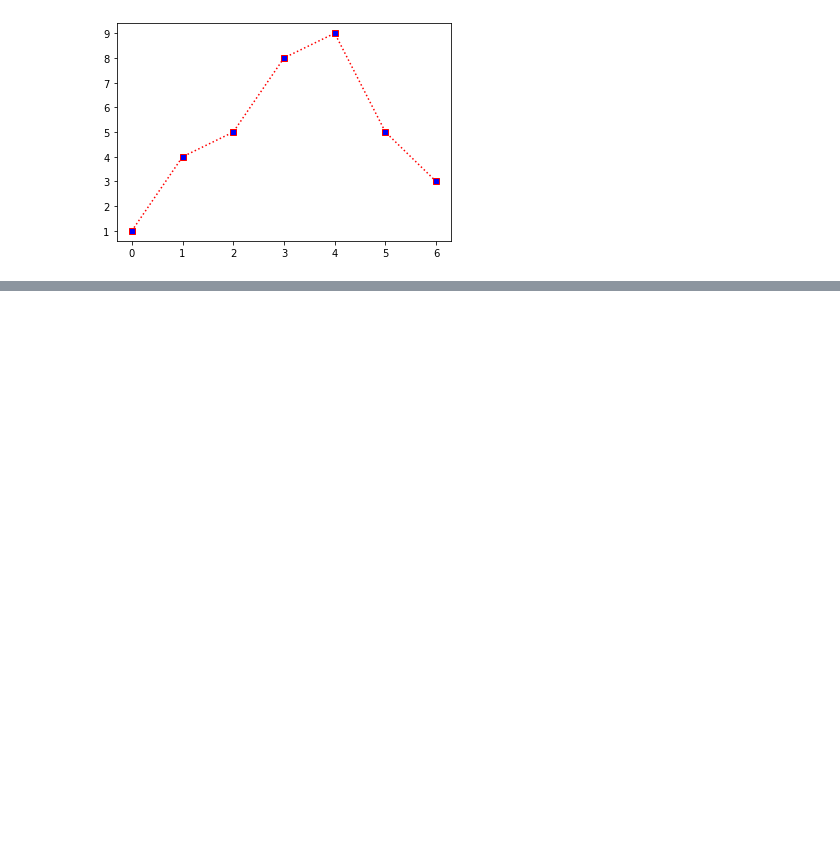
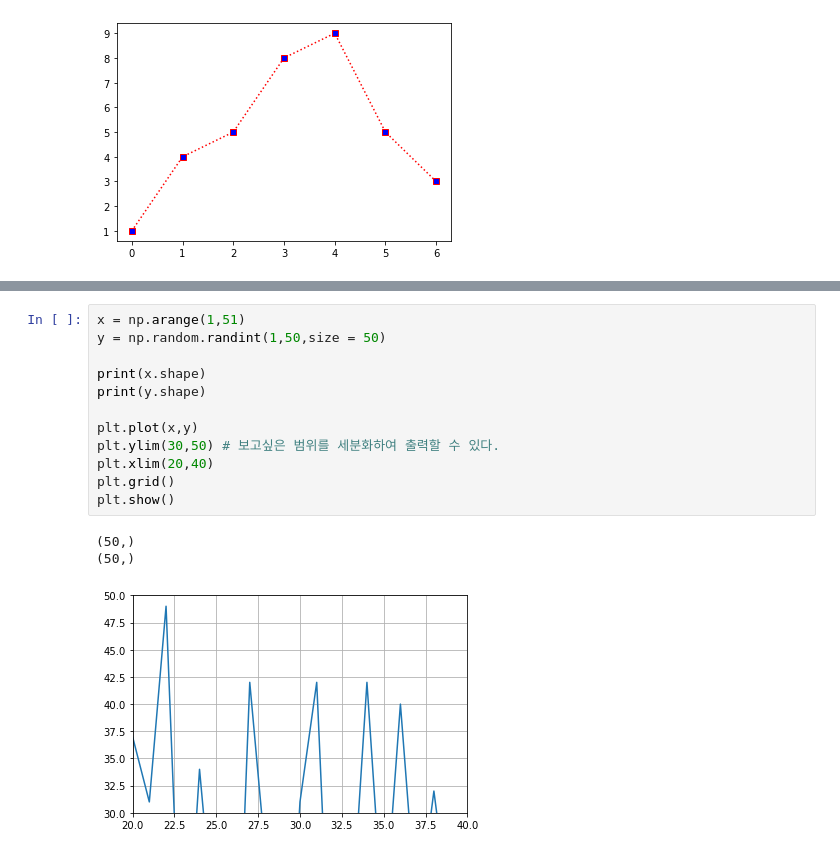
Before and after one commit to Hanmaesil/python-library, a Jupyter notebook: ex03_Matplotlib.ipynb, the cells around one changed output, grey strips where cells are left out. Saved outputs shown, nothing was run; the diff lists cells and outputs as text; blank space fills up the shorter version.

```diff
--- a/ex03_Matplotlib.ipynb
+++ b/ex03_Matplotlib.ipynb
@@ -114,0 +134,16 @@ plt.plot(x,y, ls='--', marker ="o", color = "blue", mfc = "orange", lw = "5", ms
+# %%
+x = np.arange(1,51)
+y = np.random.randint(1,50,size = 50)
+
+print(x.shape)
+print(y.shape)
+
+plt.plot(x,y)
+plt.ylim(30,50) # 보고싶은 범위를 세분화하여 출력할 수 있다.
+plt.xlim(20,40)
+plt.grid()
+plt.show()
+# %% [output]
+(50,)
+(50,)
+[figure, added]
```
Also changed, not shown: parts of 45 cells of this notebook.
